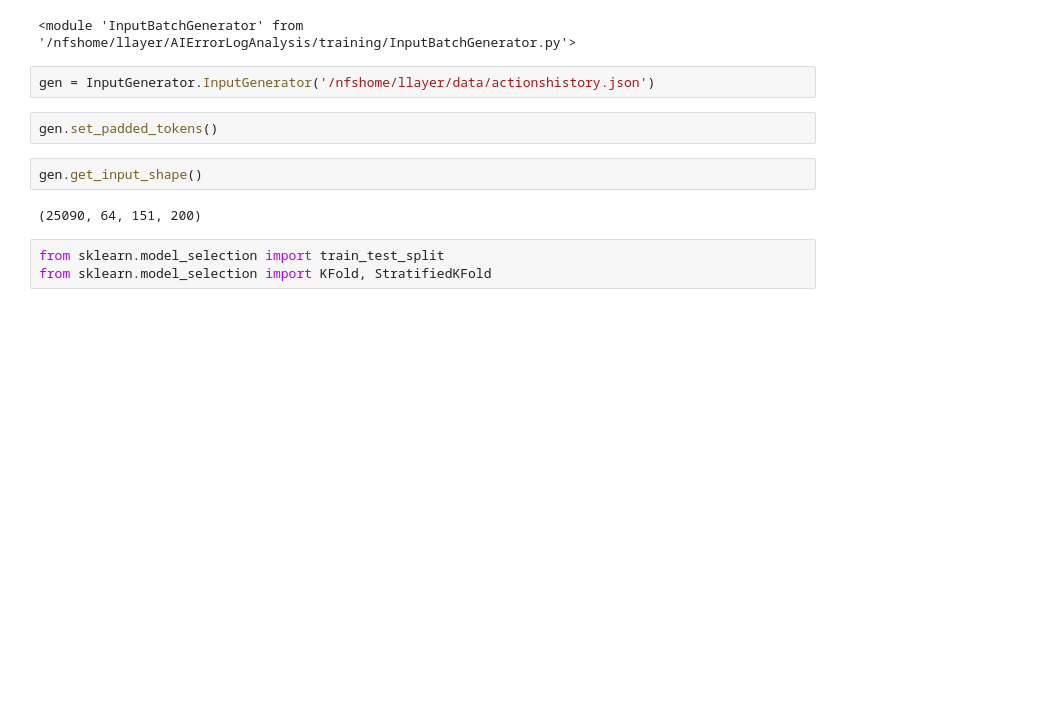
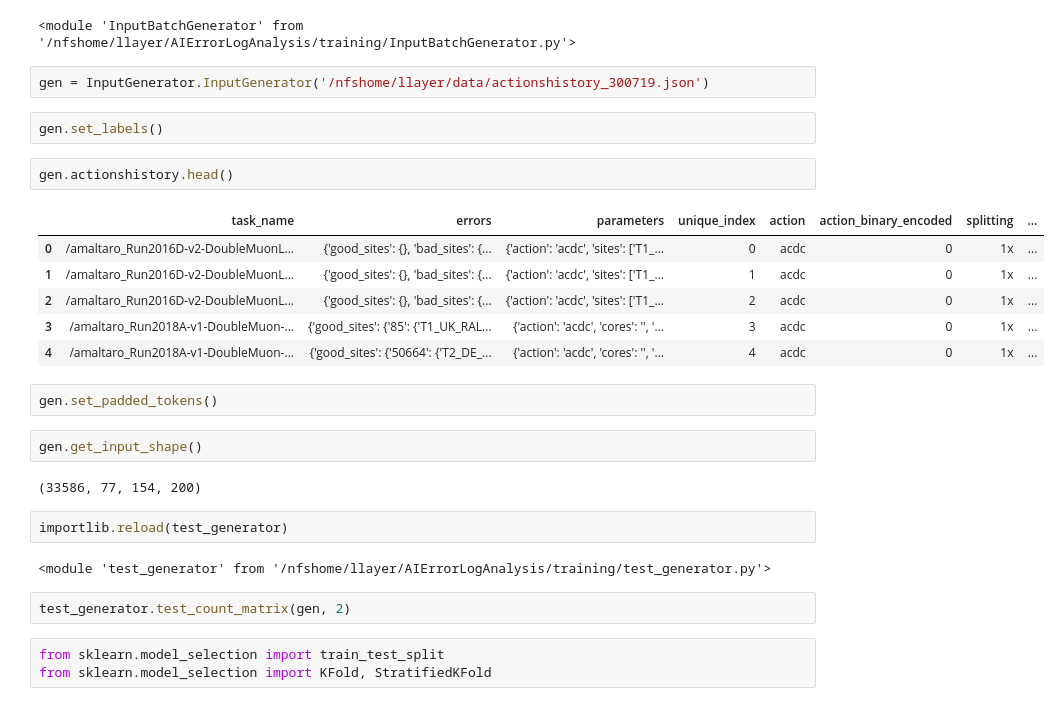
Before and after one commit to llayer/AIErrorLogAnalysis, a Jupyter notebook: training/prototype_batch_fit.ipynb, the cells around one changed output. Saved outputs shown, nothing was run; the diff lists cells and outputs as text; blank space fills up the shorter version.

Commit message:
Add test for the count matrix generation

```diff
--- a/training/prototype_batch_fit.ipynb
+++ b/training/prototype_batch_fit.ipynb
@@ -24,13 +23,30 @@ importlib.reload(InputBatchGenerator)
 # %% [output]
 <module 'InputBatchGenerator' from '/nfshome/llayer/AIErrorLogAnalysis/training/InputBatchGenerator.py'>
 # %%
-gen = InputGenerator.InputGenerator('/nfshome/llayer/data/actionshistory.json')
+gen = InputGenerator.InputGenerator('/nfshome/llayer/data/actionshistory_300719.json')
+# %%
+gen.set_labels()
+# %%
+gen.actionshistory.head()
+# %% [output]
+|  | task_name | errors | parameters | unique_index | action | action_binary_encoded | splitting | ... |
+| 0 | /amaltaro_Run2016D-v2-DoubleMuonL... | {'good_sites': {}, 'bad_sites': {... | {'action': 'acdc', 'sites': ['T1_... | 0 | acdc | 0 | 1x | ... |
+| 1 | /amaltaro_Run2016D-v2-DoubleMuonL... | {'good_sites': {}, 'bad_sites': {... | {'action': 'acdc', 'sites': ['T1_... | 1 | acdc | 0 | 1x | ... |
+| 2 | /amaltaro_Run2016D-v2-DoubleMuonL... | {'good_sites': {}, 'bad_sites': {... | {'action': 'acdc', 'sites': ['T1_... | 2 | acdc | 0 | 1x | ... |
+| 3 | /amaltaro_Run2018A-v1-DoubleMuon-... | {'good_sites': {'85': {'T1_UK_RAL... | {'action': 'acdc', 'cores': '', '... | 3 | acdc | 0 | 1x | ... |
+| 4 | /amaltaro_Run2018A-v1-DoubleMuon-... | {'good_sites': {'50664': {'T2_DE_... | {'action': 'acdc', 'cores': '', '... | 4 | acdc | 0 | 1x | ... |
 # %%
 gen.set_padded_tokens()
 # %%
 gen.get_input_shape()
 # %% [output]
-(25090, 64, 151, 200)
+(33586, 77, 154, 200)
+# %%
+importlib.reload(test_generator)
+# %% [output]
+<module 'test_generator' from '/nfshome/llayer/AIErrorLogAnalysis/training/test_generator.py'>
+# %%
+test_generator.test_count_matrix(gen, 2)
 # %%
 from sklearn.model_selection import train_test_split
 from sklearn.model_selection import KFold, StratifiedKFold
```
Also changed, not shown: parts of 12 cells of this notebook, 5 other files.
